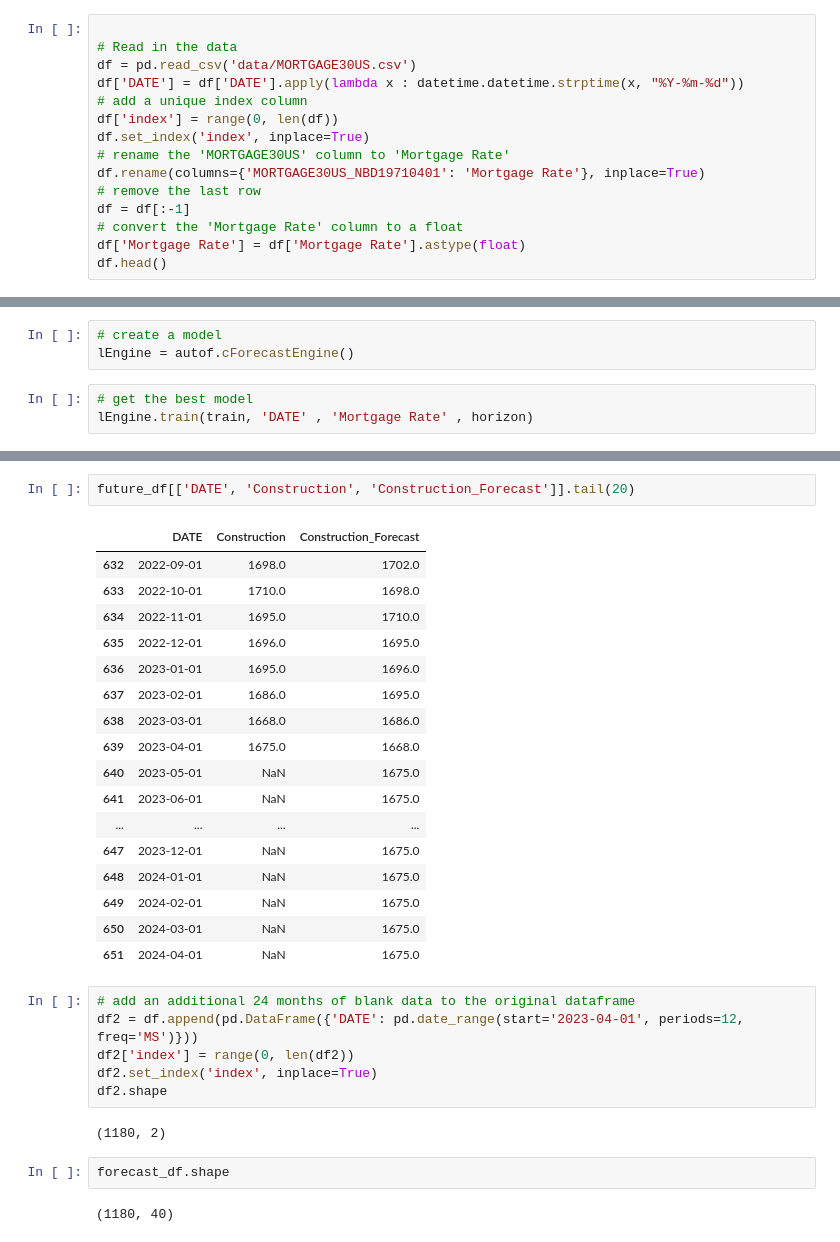
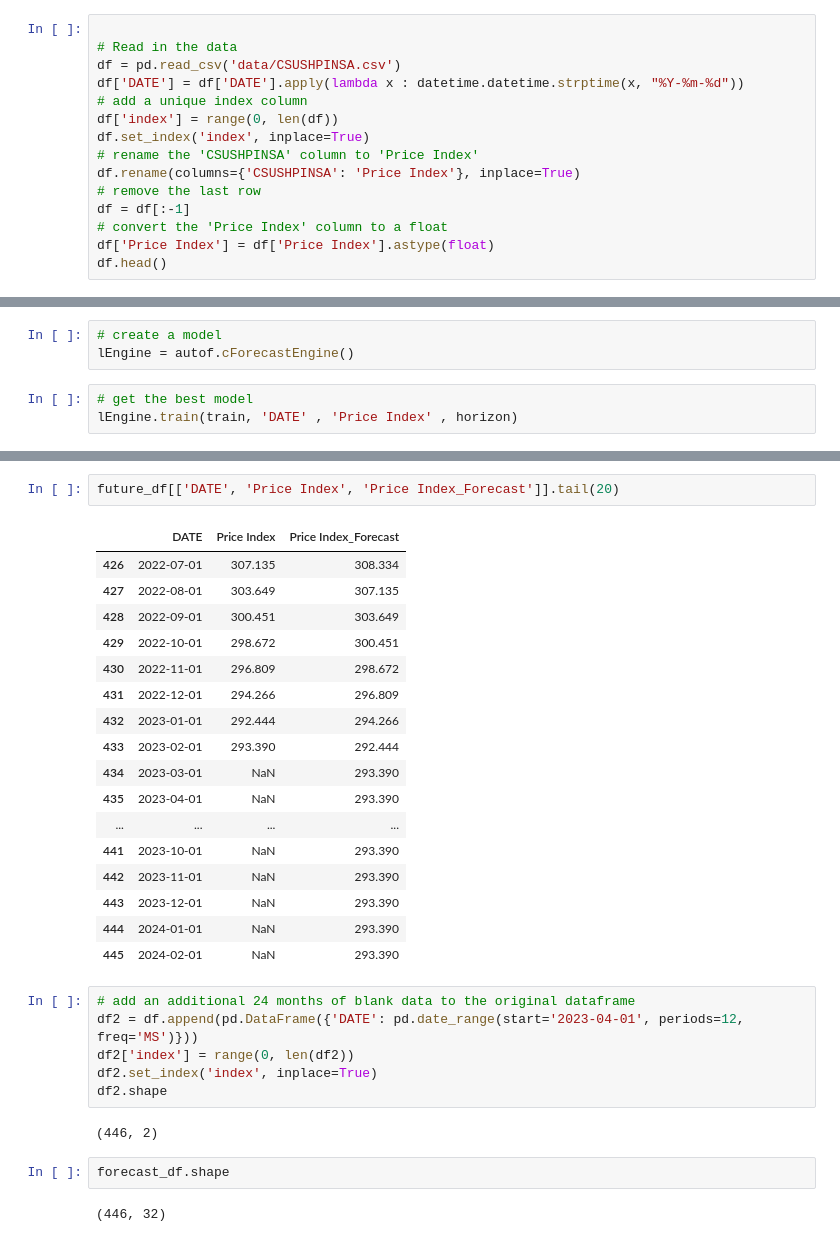
Before and after one commit to CptSasquatch/project-4, a Jupyter notebook: jason/us_housing_forecasting.ipynb, the cells around one changed output, grey strips where cells are left out. Cells and saved outputs as stored; diff of their text form.

```diff
--- a/jason/us_housing_forecasting.ipynb
+++ b/jason/us_housing_forecasting.ipynb
@@ -16,16 +16,16 @@ import pyaf.ForecastEngine as autof
 # %%
 
 # Read in the data
-df = pd.read_csv('data/MORTGAGE30US.csv')
+df = pd.read_csv('data/CSUSHPINSA.csv')
 df['DATE'] = df['DATE'].apply(lambda x : datetime.datetime.strptime(x, "%Y-%m-%d"))
 # add a unique index column
 df['index'] = range(0, len(df))
 df.set_index('index', inplace=True)
-# rename the 'MORTGAGE30US' column to 'Mortgage Rate'
-df.rename(columns={'MORTGAGE30US_NBD19710401': 'Mortgage Rate'}, inplace=True)
+# rename the 'CSUSHPINSA' column to 'Price Index'
+df.rename(columns={'CSUSHPINSA': 'Price Index'}, inplace=True)
 # remove the last row
 df = df[:-1]
-# convert the 'Mortgage Rate' column to a float
-df['Mortgage Rate'] = df['Mortgage Rate'].astype(float)
+# convert the 'Price Index' column to a float
+df['Price Index'] = df['Price Index'].astype(float)
 df.head()
 # %% [output]
@@ -54,5 +54,5 @@ test.shape
 lEngine = autof.cForecastEngine()
 # %%
 # get the best model
-lEngine.train(train, 'DATE' , 'Mortgage Rate' , horizon)
+lEngine.train(train, 'DATE' , 'Price Index' , horizon)
 # %% [output]
@@ -180,23 +180,23 @@ INFO:pyaf.timing:('OPERATION_END_ELAPSED', 0.088, ('FORECASTING', {'Signals': ['
 # %%
-future_df[['DATE', 'Construction', 'Construction_Forecast']].tail(20)
+future_df[['DATE', 'Price Index', 'Price Index_Forecast']].tail(20)
 # %% [output]
-|  | DATE | Construction | Construction_Forecast |
-| 632 | 2022-09-01 | 1698.0 | 1702.0 |
-| 633 | 2022-10-01 | 1710.0 | 1698.0 |
-| 634 | 2022-11-01 | 1695.0 | 1710.0 |
-| 635 | 2022-12-01 | 1696.0 | 1695.0 |
-| 636 | 2023-01-01 | 1695.0 | 1696.0 |
-| 637 | 2023-02-01 | 1686.0 | 1695.0 |
-| 638 | 2023-03-01 | 1668.0 | 1686.0 |
-| 639 | 2023-04-01 | 1675.0 | 1668.0 |
-| 640 | 2023-05-01 | NaN | 1675.0 |
-| 641 | 2023-06-01 | NaN | 1675.0 |
+|  | DATE | Price Index | Price Index_Forecast |
+| 426 | 2022-07-01 | 307.135 | 308.334 |
+| 427 | 2022-08-01 | 303.649 | 307.135 |
+| 428 | 2022-09-01 | 300.451 | 303.649 |
+| 429 | 2022-10-01 | 298.672 | 300.451 |
+| 430 | 2022-11-01 | 296.809 | 298.672 |
+| 431 | 2022-12-01 | 294.266 | 296.809 |
+| 432 | 2023-01-01 | 292.444 | 294.266 |
+| 433 | 2023-02-01 | 293.390 | 292.444 |
+| 434 | 2023-03-01 | NaN | 293.390 |
+| 435 | 2023-04-01 | NaN | 293.390 |
 | ... | ... | ... | ... |
-| 647 | 2023-12-01 | NaN | 1675.0 |
-| 648 | 2024-01-01 | NaN | 1675.0 |
-| 649 | 2024-02-01 | NaN | 1675.0 |
-| 650 | 2024-03-01 | NaN | 1675.0 |
-| 651 | 2024-04-01 | NaN | 1675.0 |
+| 441 | 2023-10-01 | NaN | 293.390 |
+| 442 | 2023-11-01 | NaN | 293.390 |
+| 443 | 2023-12-01 | NaN | 293.390 |
+| 444 | 2024-01-01 | NaN | 293.390 |
+| 445 | 2024-02-01 | NaN | 293.390 |
 # %%
 # add an additional 24 months of blank data to the original dataframe
 df2 = df.append(pd.DataFrame({'DATE': pd.date_range(start='2023-04-01', periods=12, freq='MS')}))
@@ -204,10 +204,10 @@ df2['index'] = range(0, len(df2))
 df2.set_index('index', inplace=True)
 df2.shape
 # %% [output]
-(1180, 2)
+(446, 2)
 # %%
 forecast_df.shape
 # %% [output]
-(1180, 40)
+(446, 32)
 # %%
 # fill the price index forecast column with the forecast data
```
Also changed, not shown: parts of 11 cells of this notebook, 2 other files.
